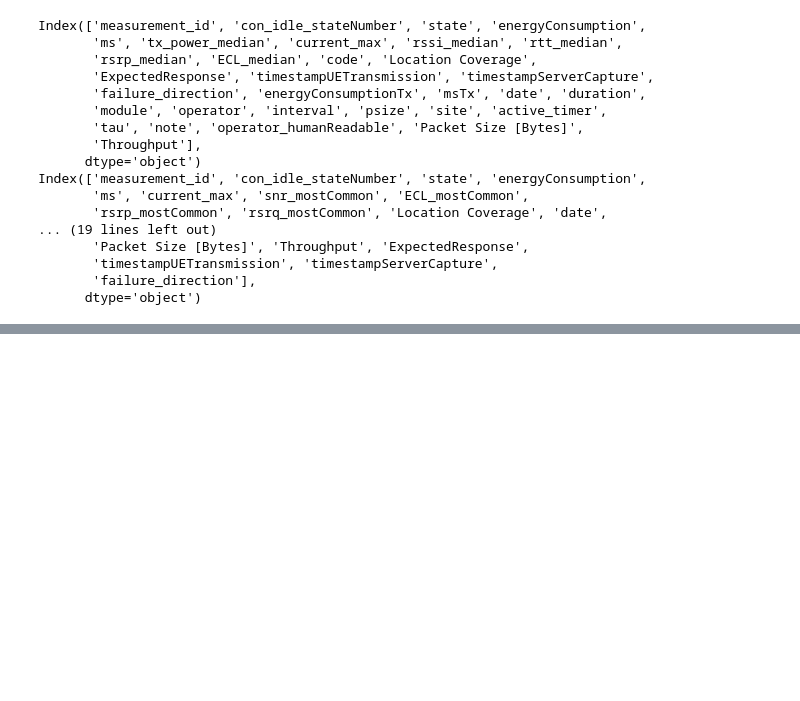
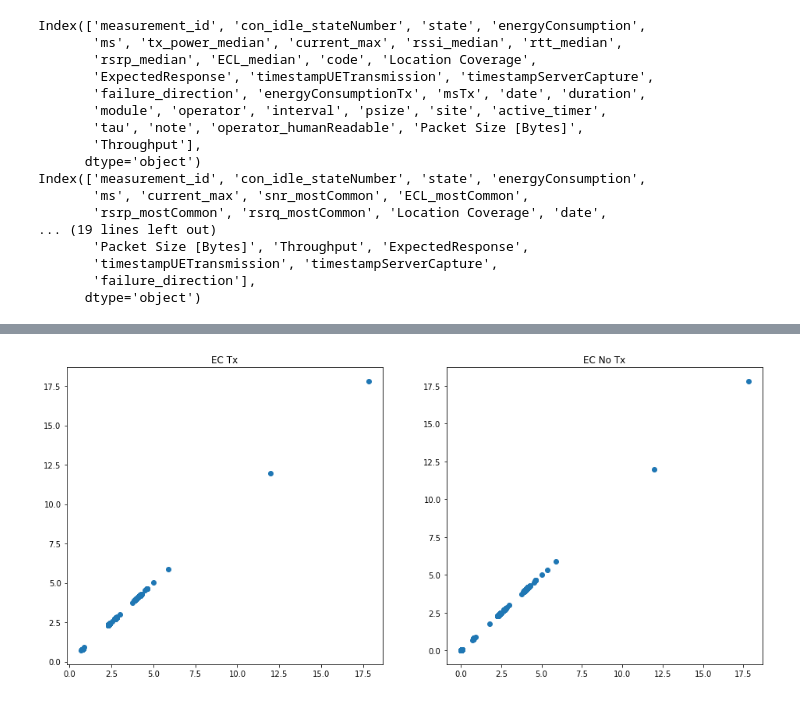
Before and after one commit to theomarzaki/NB-IoT-Performance, a Jupyter notebook: Dataset_Explore.ipynb, the cells around one changed output, grey strips where cells are left out. Saved outputs shown, nothing was run; the diff lists cells and outputs as text; code cells hidden in the pictures; blank space fills up the shorter version.

```diff
--- a/Dataset_Explore.ipynb
+++ b/Dataset_Explore.ipynb
@@ -108,0 +106,15 @@ print(data_tx.shape,data_no_tx.shape)
+# %%
+# Visualise energyConsumption
+
+plt.figure(1,figsize=(16,7))
+plt.subplot(1,2,1)
+plt.scatter(data_tx['energyConsumption'],data_tx['energyConsumption'])
+plt.title('EC Tx')
+
+plt.subplot(1,2,2)
+plt.title('EC No Tx')
+plt.scatter(data_no_tx['energyConsumption'],data_no_tx['energyConsumption'])
+plt.plot()
+plt.show()
+# %% [output]
+[figure, added]
```
Also changed, not shown: parts of 13 cells of this notebook, 4 other files.
